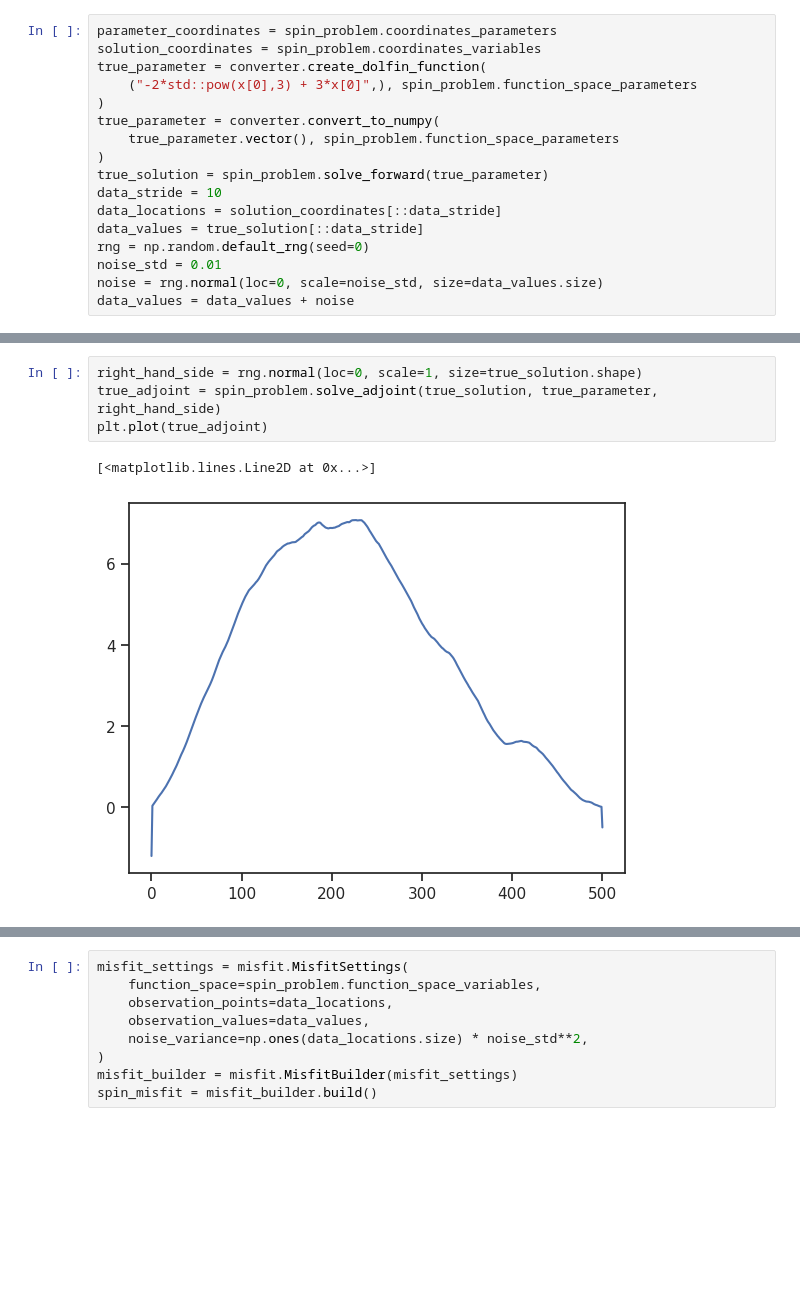
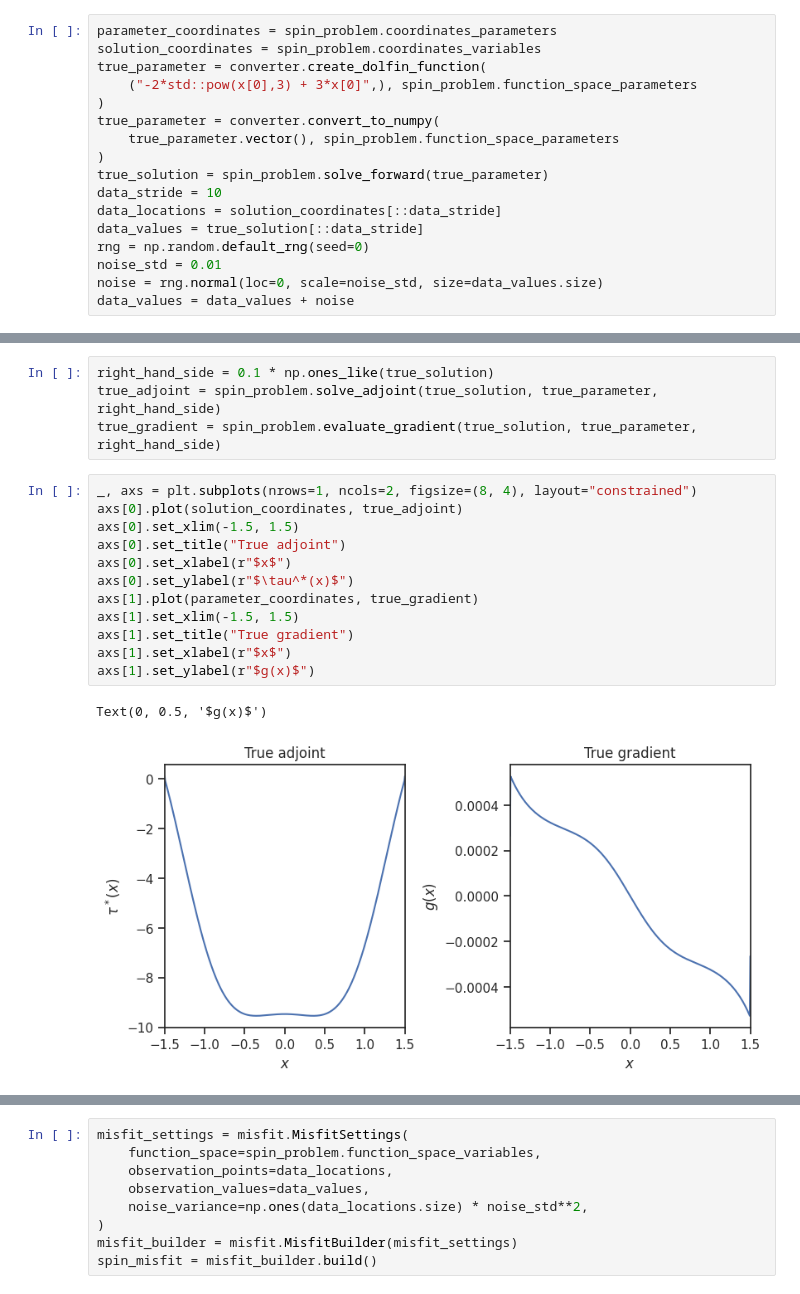
Before and after one commit to maximilian-kruse/SPIN, a Jupyter notebook: examples/1D_drift_mfpt.ipynb, the cells around one changed output, grey strips where cells are left out. Drawn from its saved outputs; the diff is of its cells as text; blank space fills up the shorter version.

```diff
--- a/examples/1D_drift_mfpt.ipynb
+++ b/examples/1D_drift_mfpt.ipynb
@@ -57,10 +60,22 @@ axs[1].legend()
 # %%
-right_hand_side = rng.normal(loc=0, scale=1, size=true_solution.shape)
+right_hand_side = 0.1 * np.ones_like(true_solution)
 true_adjoint = spin_problem.solve_adjoint(true_solution, true_parameter, right_hand_side)
-plt.plot(true_adjoint)
+true_gradient = spin_problem.evaluate_gradient(true_solution, true_parameter, right_hand_side)
-# %% [output]
-[<matplotlib.lines.Line2D at 0x...>]
-[figure, removed]
+# %%
+_, axs = plt.subplots(nrows=1, ncols=2, figsize=(8, 4), layout="constrained")
+axs[0].plot(solution_coordinates, true_adjoint)
+axs[0].set_xlim(-1.5, 1.5)
+axs[0].set_title("True adjoint")
+axs[0].set_xlabel(r"$x$")
+axs[0].set_ylabel(r"$\tau^*(x)$")
+axs[1].plot(parameter_coordinates, true_gradient)
+axs[1].set_xlim(-1.5, 1.5)
+axs[1].set_title("True gradient")
+axs[1].set_xlabel(r"$x$")
+axs[1].set_ylabel(r"$g(x)$")
+# %% [output]
+Text(0, 0.5, '$g(x)$')
+[figure, added]
 # %%
 prior_settings = prior.PriorSettings(
     function_space=spin_problem.function_space_parameters,
```
Also changed, not shown: parts of 11 cells of this notebook, 3 other files.
